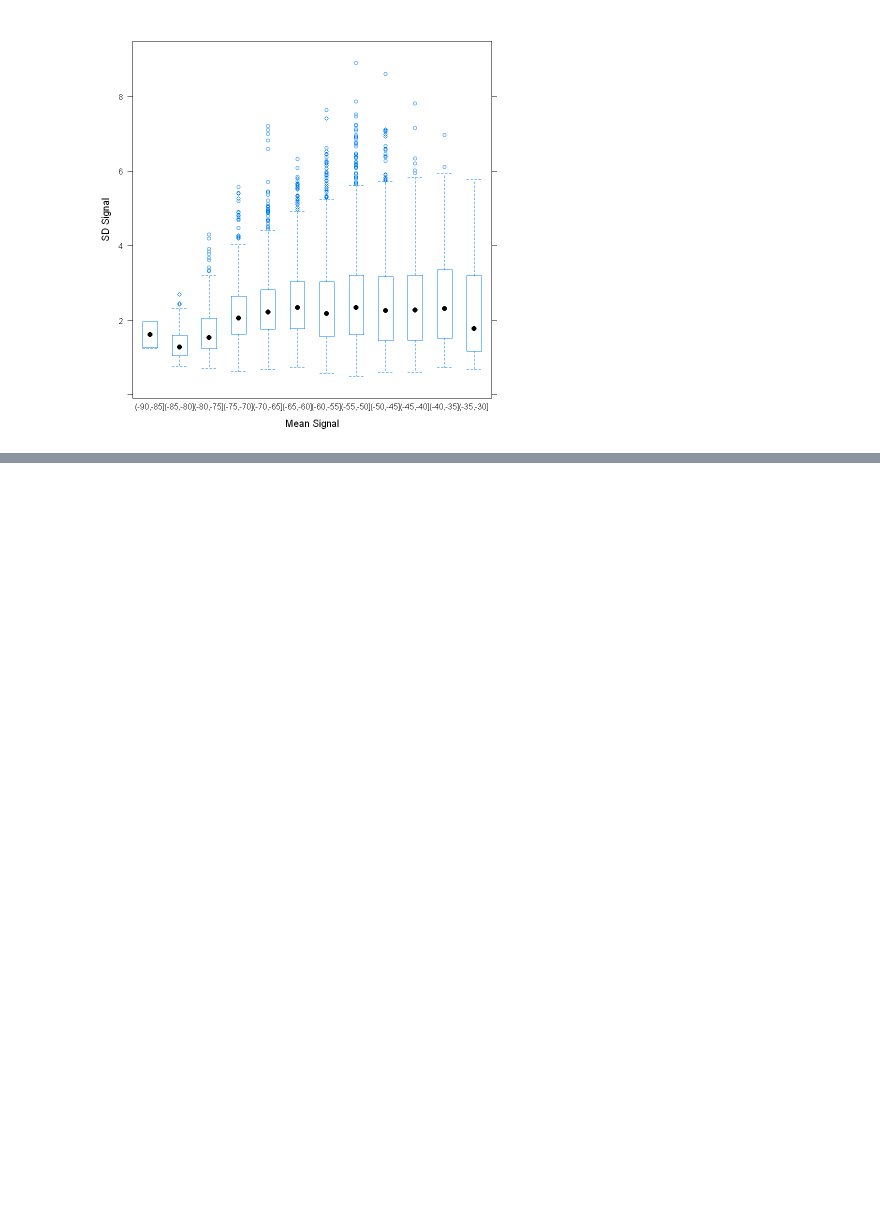
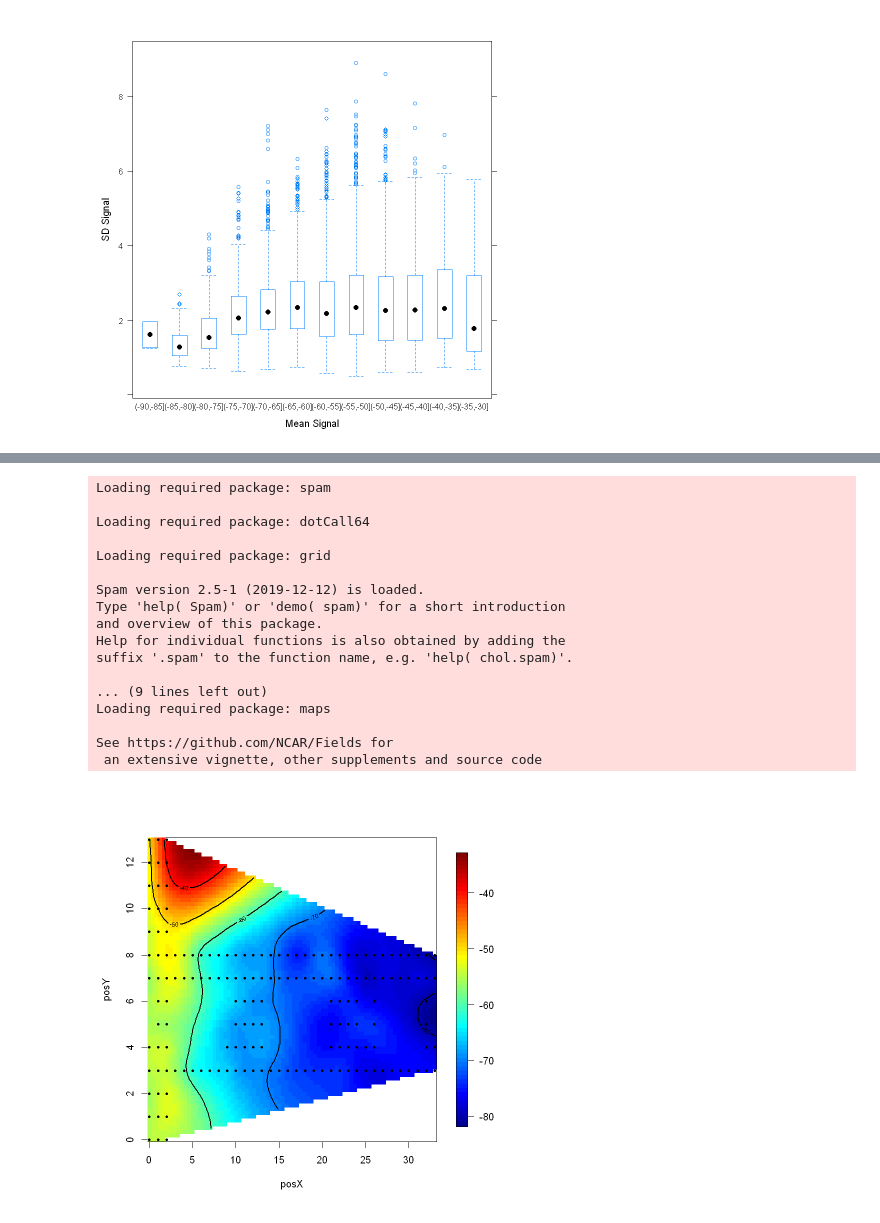
Before and after one commit to davxdan/Quantifying-The-World, a Jupyter notebook: dDavieauCaseStudy1.ipynb, the cells around one changed output, grey strips where cells are left out. Saved outputs shown, nothing was run; the diff lists cells and outputs as text; code cells hidden in the pictures; blank space fills up the shorter version.

```diff
--- a/dDavieauCaseStudy1.ipynb
+++ b/dDavieauCaseStudy1.ipynb
@@ -253,0 +283,29 @@ bwplot(sdSignal ~ cut(avgSignal, breaks = breaks),
+# %%
+oneAPAngle = subset(offlineSummary, mac == subMacs[5] & angle == 0)
+
+library(fields)
+smoothSS = Tps(oneAPAngle[, c("posX","posY")], oneAPAngle$avgSignal)
+vizSmooth = predictSurface(smoothSS)
+
+plot.surface(vizSmooth, type = "C")
+
+points(oneAPAngle$posX, oneAPAngle$posY, pch=19, cex = 0.5)
+# %% [output]
+Loading required package: spam
+
+Loading required package: dotCall64
+
+Loading required package: grid
+
+Spam version 2.5-1 (2019-12-12) is loaded.
+Type 'help( Spam)' or 'demo( spam)' for a short introduction
+and overview of this package.
+Help for individual functions is also obtained by adding the
+suffix '.spam' to the function name, e.g. 'help( chol.spam)'.
+
+... (9 lines left out)
+Loading required package: maps
+
+See https://github.com/NCAR/Fields for
+ an extensive vignette, other supplements and source code
+[figure, added]
```
Also changed, not shown: parts of 23 cells of this notebook, 1 other file.
